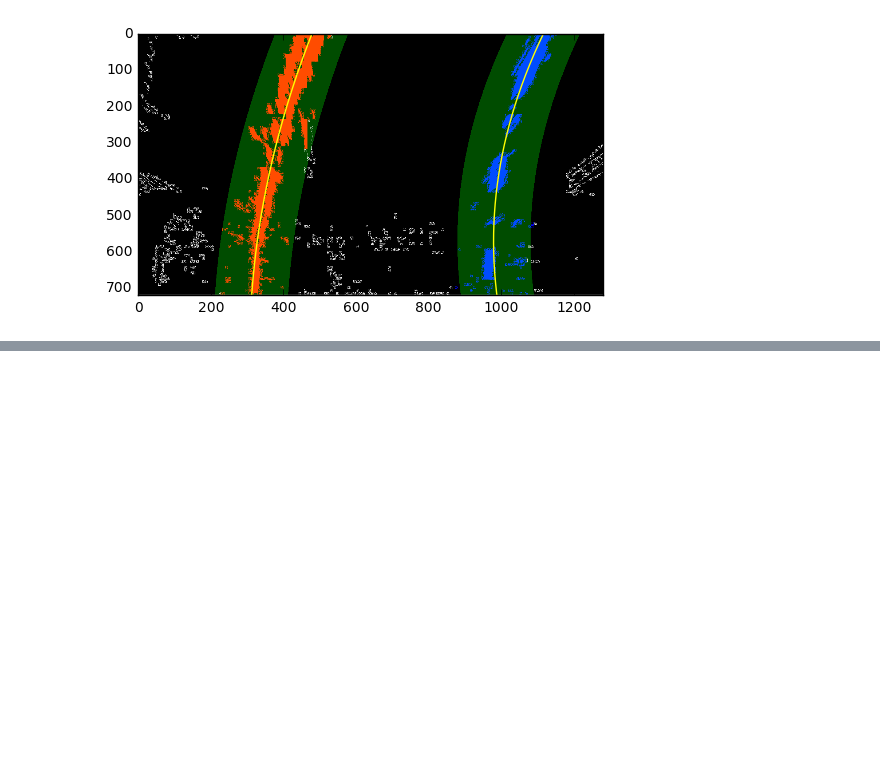
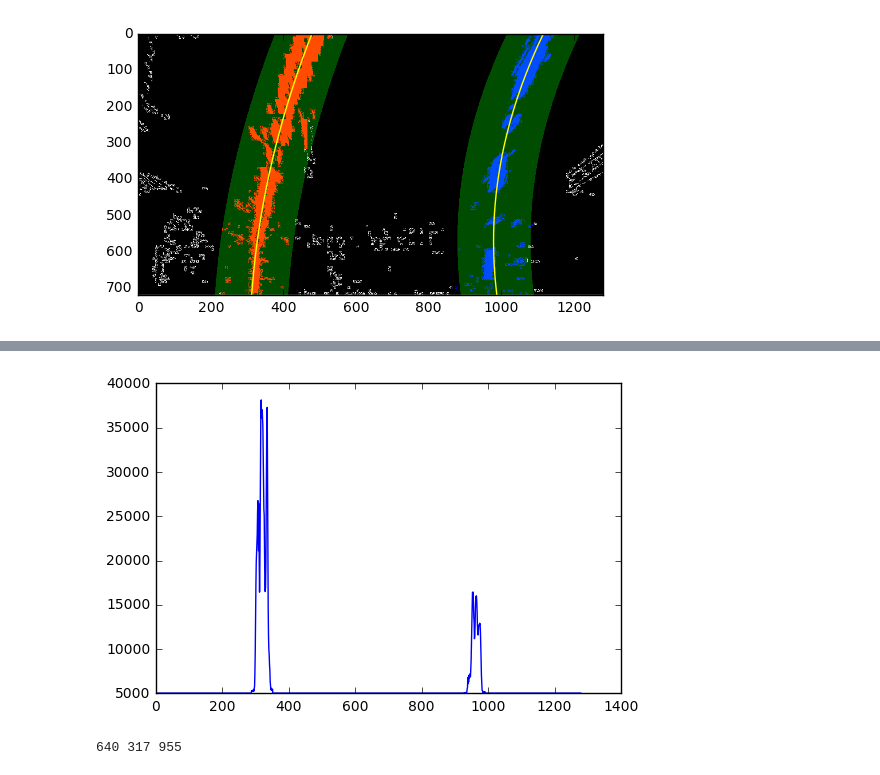
Before and after one commit to rudypenajr/CarND-Advanced-Lane-Lines, a Jupyter notebook: Finding Lane Lines (Lesson 33).ipynb, the cells around one changed output, grey strips where cells are left out. Drawn from its saved outputs; the diff is of its cells as text; code cells hidden in the pictures; blank space fills up the shorter version.

```diff
--- a/Finding Lane Lines (Lesson 33).ipynb
+++ b/Finding Lane Lines (Lesson 33).ipynb
@@ -164,0 +174,54 @@ plt.show()
+# %%
+histogram = np.sum(gray[gray.shape[0]/2:,:], axis=0)
+plt.plot(histogram)
+plt.show()
+# %% [output]
+[figure, added]
+# %%
+binary_warped = gray
+# binary_warped = img
+
+# Assuming you have crated a warped binary image called "binary_warped"
+# Take a historgram of the bottom half of the image
+histogram = np.sum(binary_warped[binary_warped.shape[0]/2:, :], axis=0)
+# plt.plot(histogram)
+# plt.show()
+
+out_img = np.dstack((binary_warped, binary_warped, binary_warped)) *255
+# plt.imshow(out_img)
+# plt.show()
+
+# Find the peak of the left and right halves of the histogram
+# These will be the starting point for the left and right lines
+midpoint = np.int(histogram.shape[0]/2)
+leftx_base = np.argmax(histogram[:midpoint])
+rightx_base = np.argmax(histogram[midpoint:]) + midpoint
+print(midpoint, leftx_base, rightx_base)
+
+# Choose the number of sliding windows
+nwindows = 9
+
+# Set height of windows
+window_height = np.int(binary_warped.shape[0]/nwindows)
+
+# Identify the x and y positions of all nonzero pixels in the image
+nonzero = binary_warped.nonzero()
+nonzeroy = np.array(nonzero[0])
+nonzerox = np.array(nonzero[1])
+
+# Current positions to be updated for each window
+leftx_current = leftx_base
+rightx_current = rightx_base
+
+# Set the width of the windows +/- margin
+margin = 100
+
+# set minimum number of pixesl found to recenter window
+minpix = 50
+
+# Create empty lists to receive left and right lane pixel indeces
+left_lane_inds = []
+right_lane_inds = []
+# Previous Example: 640 327 971
+# %% [output]
+640 317 955
```
Also changed, not shown: parts of 6 cells of this notebook, 12 other files.
